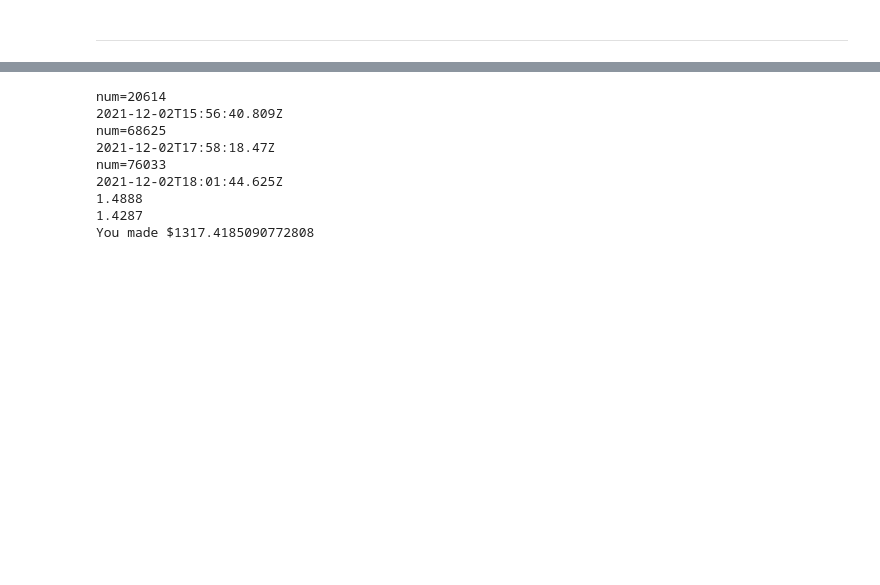
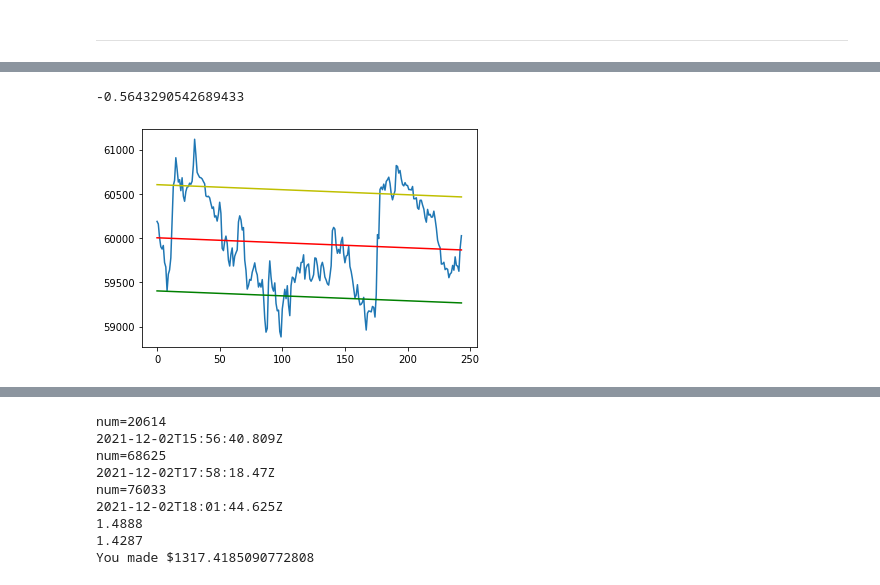
Before and after one commit to julia-claira/crypto, a Jupyter notebook: historical_data.ipynb, the cells around one changed output, grey strips where cells are left out. Cells and saved outputs as stored; diff of their text form; code cells hidden in the pictures; blank space fills up the shorter version.

```diff
--- a/historical_data.ipynb
+++ b/historical_data.ipynb
@@ -231,0 +213,19 @@ plt.savefig('dec6kmd_spike.png')
+# %%
+trunc_df=pd.read_csv("BTC_2021_11_12_coinbase.csv").iloc[0:244] #12 hours
+#historical2=historical
+#historical2.reset_index(inplace=True) - changed to numbers instead of dates
+x = trunc_df.index
+#x=np.arange(len(historical))
+y = trunc_df.High
+slope, intercept, r_value, p_value, std_err = linregress(x, y)
+
+regress_values=x*slope+intercept
+plt.plot(y)
+plt.plot(x,regress_values,'-r')
+plt.plot(x,regress_values*.99,'-g')
+plt.plot(x,regress_values*1.01,'-y')
+
+slope
+# %% [output]
+-0.5643290542689433
+[figure, added]
```
Also changed, not shown: parts of 30 cells of this notebook, 15 other files.
